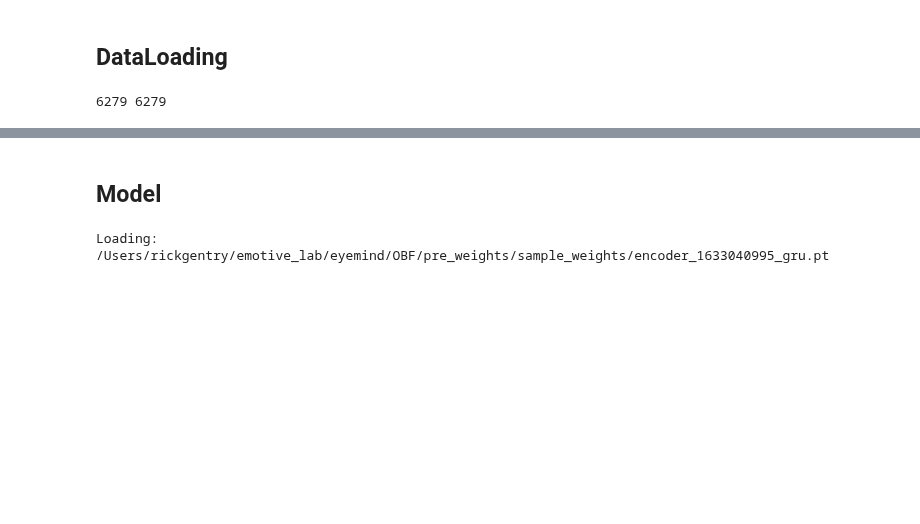
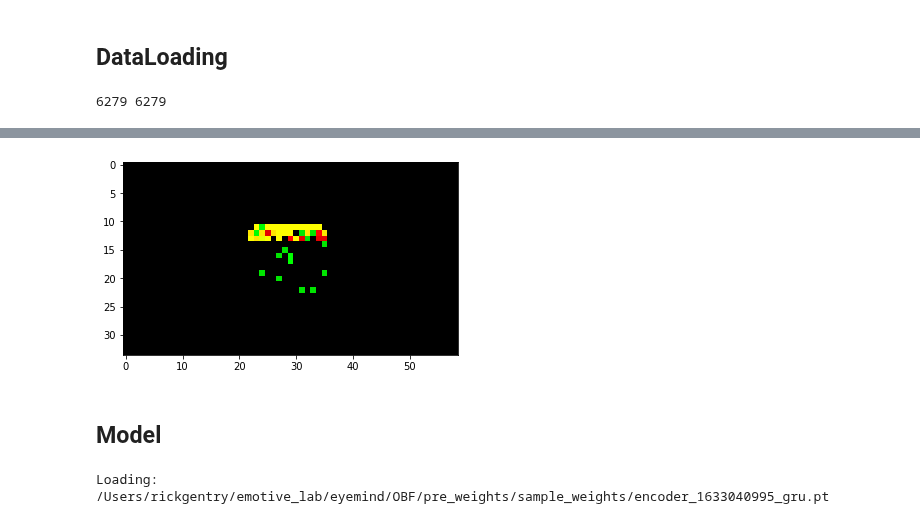
Before and after one commit to rosyvs/DeepGaze, a Jupyter notebook: notebooks/fixation_id.ipynb, the cells around one changed output, grey strips where cells are left out. Saved outputs shown, nothing was run; the diff lists cells and outputs as text; code cells hidden in the pictures; blank space fills up the shorter version.

```diff
--- a/notebooks/fixation_id.ipynb
+++ b/notebooks/fixation_id.ipynb
@@ -102,8 +86,8 @@ fixation_count / (total_labels - fixation_count)
 # %%
-total_labels = 0
-fixation_count = 0
-for _, labels in test_dl:
-
-    fixation_count += labels.sum()
-    total_labels += torch.numel(labels)
-print()
+def fixation_label_counts(dl):
+    total_labels = 0
+    fixation_count = 0
+    for _, labels in dl:
+        fixation_count += labels.sum().numpy()
+        total_labels += torch.numel(labels)
+    return fixation_count, total_labels
@@ -110,3 +228,13 @@ print()
+# %%
+def get_random_example_from_dataloader(dl):
+    x_batch, y_batch = next(iter(dl))
+    x, y = x_batch[0], y_batch[0]
+    return x, y
+# %%
+signal, labels = get_random_example_from_dataloader(test_dl)
+show_signal_on_screen_with_fixations(signal, labels,resolution_magnifier=1,scatter_size=0, off_screen_factor=2)
+# %% [output]
+[figure, added]
 # %% [markdown]
 ## Model
 # %%
```
Also changed, not shown: parts of 17 cells of this notebook, 7 other files.
